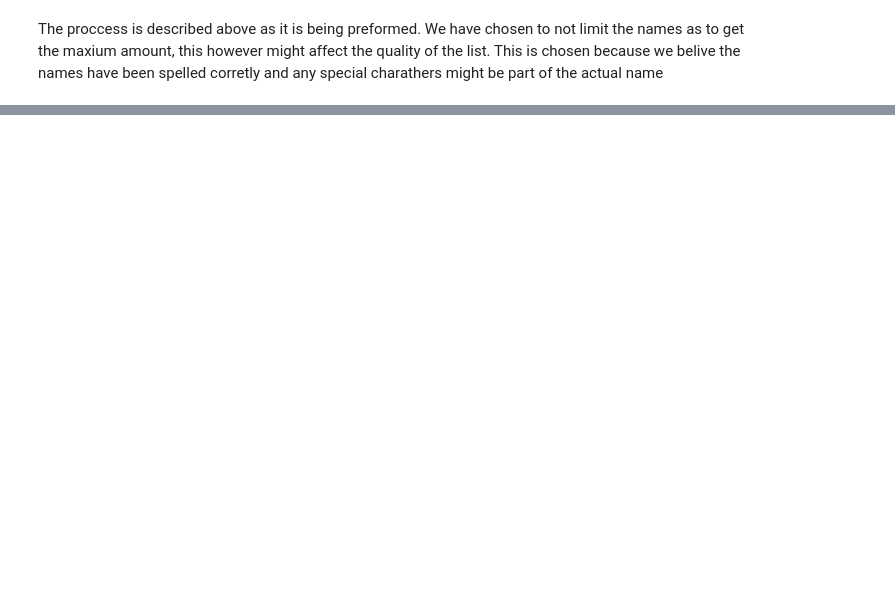
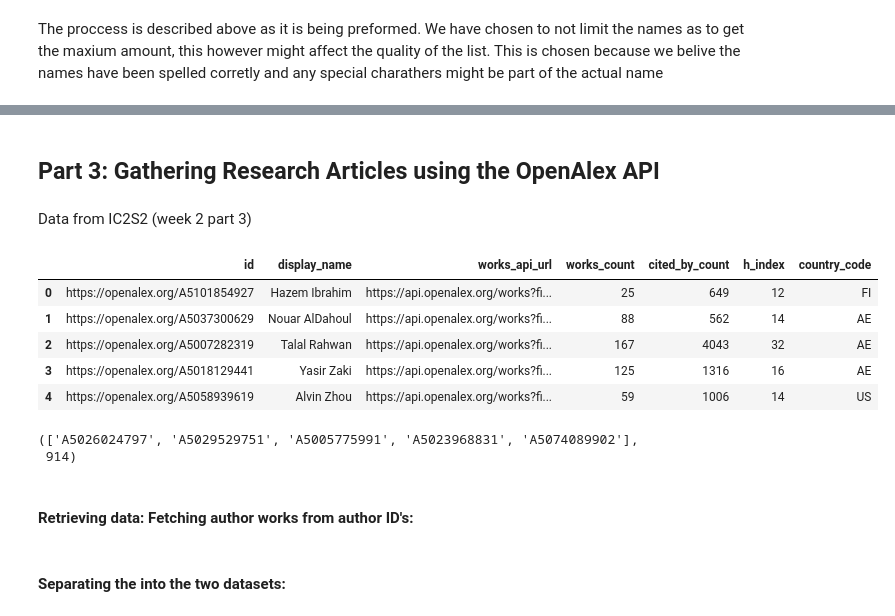
Before and after one commit to s234829/-02467_assignment1, a Jupyter notebook: Assignment1.ipynb, the cells around one changed output, grey strips where cells are left out. Drawn from its saved outputs; the diff is of its cells as text; code cells hidden in the pictures; blank space fills up the shorter version.

```diff
--- a/Assignment1.ipynb
+++ b/Assignment1.ipynb
@@ -194,0 +222,2 @@ The proccess is described above as it is being preformed. We have chosen to not
+# %% [markdown]
+## Part 3: Gathering Research Articles using the OpenAlex API
@@ -194,0 +232,24 @@ The proccess is described above as it is being preformed. We have chosen to not
+# %% [markdown]
+Data from IC2S2 (week 2 part 3)
+# %%
+IC2S2_authors = pd.read_csv("IC2S2_authors.csv",index_col=0)
+IC2S2_authors = IC2S2_authors[(IC2S2_authors["works_count"]>5) & (IC2S2_authors["works_count"]<5000)]
+IC2S2_authors.dropna(inplace=True)
+display(IC2S2_authors.head())
+# %% [output]
+|  | id | display_name | works_api_url | works_count | cited_by_count | h_index | country_code |
+| 0 | https://openalex.org/A5101854927 | Hazem Ibrahim | https://api.openalex.org/works?fi... | 25 | 649 | 12 | FI |
+| 1 | https://openalex.org/A5037300629 | Nouar AlDahoul | https://api.openalex.org/works?fi... | 88 | 562 | 14 | AE |
+| 2 | https://openalex.org/A5007282319 | Talal Rahwan | https://api.openalex.org/works?fi... | 167 | 4043 | 32 | AE |
+| 3 | https://openalex.org/A5018129441 | Yasir Zaki | https://api.openalex.org/works?fi... | 125 | 1316 | 16 | AE |
+| 4 | https://openalex.org/A5058939619 | Alvin Zhou | https://api.openalex.org/works?fi... | 59 | 1006 | 14 | US |
+# %%
+IC2S2_author_IDs = IC2S2_authors["id"].to_list()
+IC2S2_author_IDs = list(set(IC2S2_author_IDs))
+IC2S2_author_IDs = [url.split('/')[-1] for url in IC2S2_author_IDs]
+IC2S2_author_IDs[:5], len(IC2S2_authors)
+# %% [output]
+(['A5026024797', 'A5029529751', 'A5005775991', 'A5023968831', 'A5074089902'],
+ 914)
+# %% [markdown]
+#### Retrieving data: Fetching author works from author ID's:
@@ -194,0 +344,2 @@ The proccess is described above as it is being preformed. We have chosen to not
+# %% [markdown]
+#### Separating the into the two datasets:
```
Also changed, not shown: parts of 48 cells of this notebook, 23 other files.
